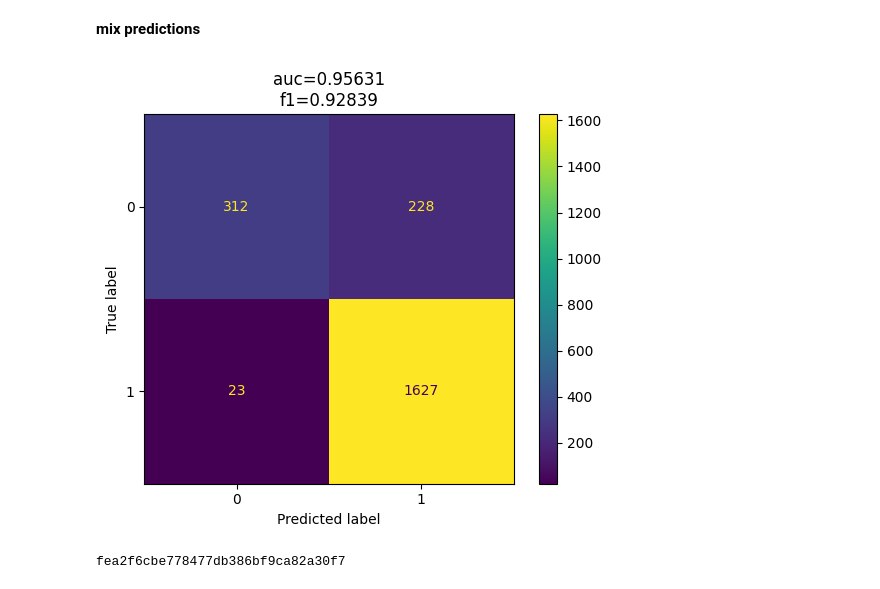
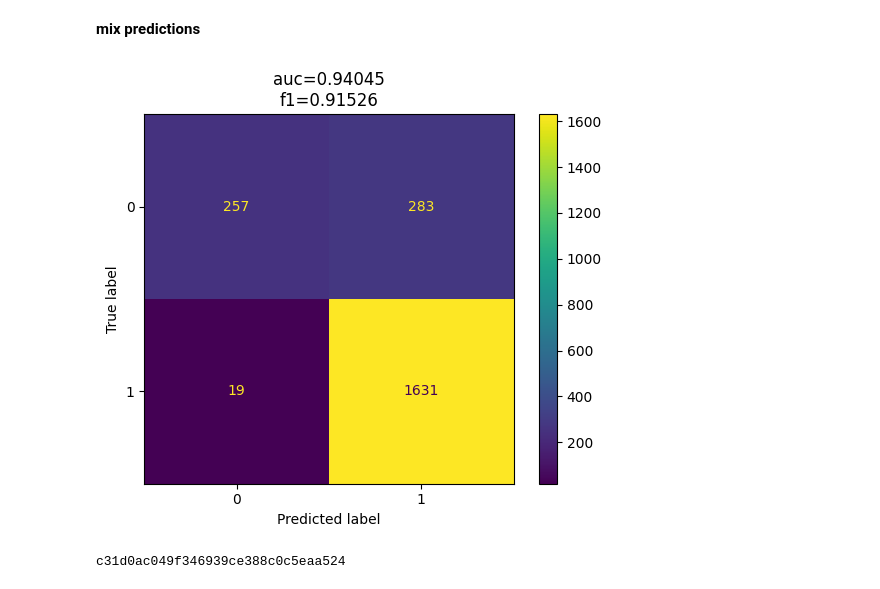
Before and after one commit to j2cry/playground, a Jupyter notebook: S5E3/research.ipynb, the cells around one changed output. Cells and saved outputs as stored; diff of their text form; code cells hidden in the pictures.

```diff
--- a/S5E3/research.ipynb
+++ b/S5E3/research.ipynb
@@ -234,9 +234,11 @@ Fold: 6; TRAIN ROC AUC=0.89831; TRAIN f1=0.89329 | VALID ROC AUC=0.87306; VALID
 MEAN: TRAIN ROC AUC=0.89695; TRAIN f1=0.89254 | VALID ROC AUC=0.89208; VALID f1=0.89093
 # %%
 estimator = LogisticRegression(
+    solver='liblinear',
+    penalty='l1',
     max_iter=15000,
     class_weight=CLASS_WEIGHTS.to_dict(),
-    n_jobs=-1,
+    # n_jobs=-1,
     random_state=13,
 )
 _ = checkup(estimator, SGD_X, y)
@@ -254,7 +277,7 @@ MEAN: TRAIN ROC AUC=0.90046; TRAIN f1=0.90619 | VALID ROC AUC=0.89174; VALID f1=
 estimator = KNeighborsClassifier(
     weights='uniform',
     algorithm='auto',
-    n_neighbors=11,
+    n_neighbors=22,
     p=1,
     # leaf_size=60,
     n_jobs=-1,
@@ -467,8 +515,8 @@ dataset = Dataset(SGD_X, y, size=DAYS)
 model = Model(
     days=DAYS,
     features=SGD_X.shape[1],
-    hidden_channels=8,
-    linear_channels=32,
+    hidden_channels=12,
+    linear_channels=48,
     criterion=torch.nn.BCELoss(),
     # criterion=torch.nn.HuberLoss(delta=0.8),
     lr=0.01,
@@ -539,8 +587,8 @@ dataset = Dataset(SGD_X, y, size=DAYS)
 cnn = model = Model(
     days=DAYS,
     features=SGD_X.shape[1],
-    hidden_channels=8,
-    linear_channels=32,
+    hidden_channels=12,
+    linear_channels=48,
     criterion=torch.nn.BCELoss(),
     # criterion=torch.nn.HuberLoss(delta=0.8),
     lr=0.01,
@@ -571,23 +619,24 @@ if (test['rainfall'] != rainfall).any():
 # %% [markdown]
 __mix predictions__
 # %%
-weights = np.array([0.4, 0.4, 0.2]).reshape(3, 1)
+weights = np.array([0.3, 0.3, 0.15, 0.25]).reshape(4, 1)
 
 predictions = sum(weights * np.array((
     sgd.predict_proba(SGD_X)[:, 1],
     lin.predict_proba(SGD_X)[:, 1],
+    knn.predict_proba(SGD_X)[:, 1],
     # catboost.predict_proba(X)[:, 1],
-    cnn.predict_proba(SGD_X).numpy()[:, 0]
+    cnn.predict_proba(SGD_X).numpy()[:, 0],
 )))
 
 auc = roc_auc_score(y, predictions)
 f1 = f1_score(y, predictions > 0.5)
 fix, ax = plt.subplots(1, 1)
 ConfusionMatrixDisplay.from_predictions(y, predictions > 0.5, ax=ax)
 ax.set_title(f'{auc=:.5f}\n{f1=:.5f}')
 plt.show()
 # %% [output]
-[figure, old version]
+[figure, new version]
 # %%
 T1 = pipes['base'].transform(test.drop(columns='rainfall'))
 T2 = pipes['sgd'].transform(test.drop(columns='rainfall'))
@@ -595,6 +644,7 @@ T2 = pipes['sgd'].transform(test.drop(columns='rainfall'))
 rainfall = sum(weights * np.array((
     sgd.predict_proba(T2)[:, 1],
     lin.predict_proba(T2)[:, 1],
+    knn.predict_proba(T2)[:, 1],
     # catboost.predict_proba(T1)[:, 1],
     cnn.predict_proba(T2).numpy()[:, 0]
 )))
@@ -604,6 +654,6 @@ if (test['rainfall'] != rainfall).any():
     test.reset_index()[['id', 'rainfall']].to_csv(f'{filecode}.csv', index=False)
     print(filecode)
 # %% [output]
-fea2f6cbe778477db386bf9ca82a30f7
+c31d0ac049f346939ce388c0c5eaa524
 # %%
 #
```
Also changed, not shown: parts of 8 cells of this notebook, 1 other file.
